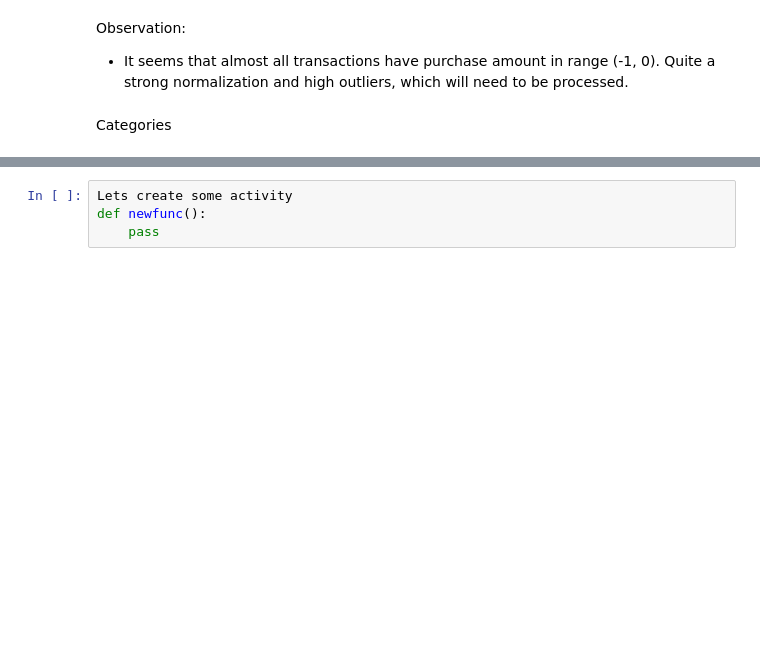
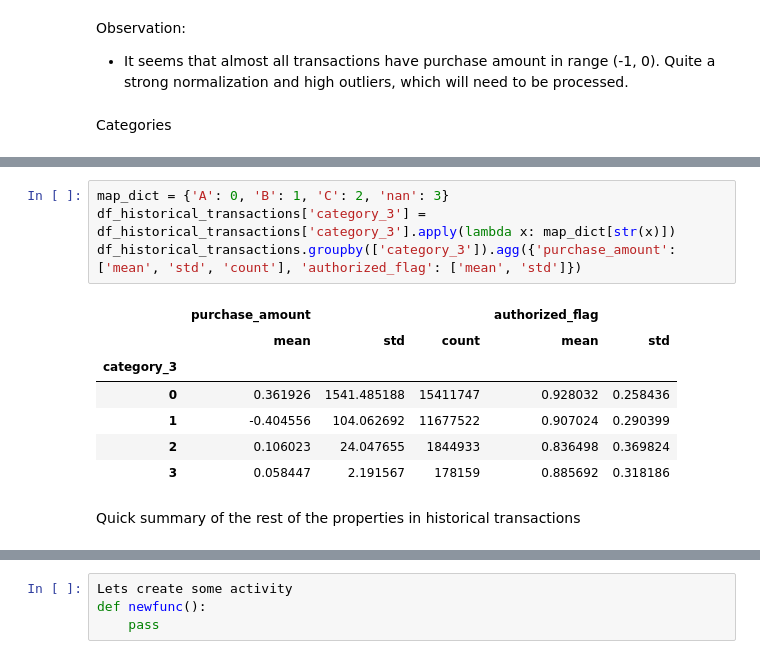
Before and after one commit to johngreibelarsen/understand-customer-loyalty, a Jupyter notebook: basic_kernel.ipynb, the cells around one changed output, grey strips where cells are left out. Drawn from its saved outputs; the diff is of its cells as text; blank space fills up the shorter version.

```diff
--- a/basic_kernel.ipynb
+++ b/basic_kernel.ipynb
@@ -349,0 +415,14 @@ Categories
+# %%
+map_dict = {'A': 0, 'B': 1, 'C': 2, 'nan': 3}
+df_historical_transactions['category_3'] = df_historical_transactions['category_3'].apply(lambda x: map_dict[str(x)])
+df_historical_transactions.groupby(['category_3']).agg({'purchase_amount': ['mean', 'std', 'count'], 'authorized_flag': ['mean', 'std']})
+# %% [output]
+|  | purchase_amount |  |  | authorized_flag |  |
+|  | mean | std | count | mean | std |
+| category_3 |  |  |  |  |  |
+| 0 | 0.361926 | 1541.485188 | 15411747 | 0.928032 | 0.258436 |
+| 1 | -0.404556 | 104.062692 | 11677522 | 0.907024 | 0.290399 |
+| 2 | 0.106023 | 24.047655 | 1844933 | 0.836498 | 0.369824 |
+| 3 | 0.058447 | 2.191567 | 178159 | 0.885692 | 0.318186 |
+# %% [markdown]
+Quick summary of the rest of the properties in historical transactions
```
Also changed, not shown: parts of 11 cells of this notebook.
